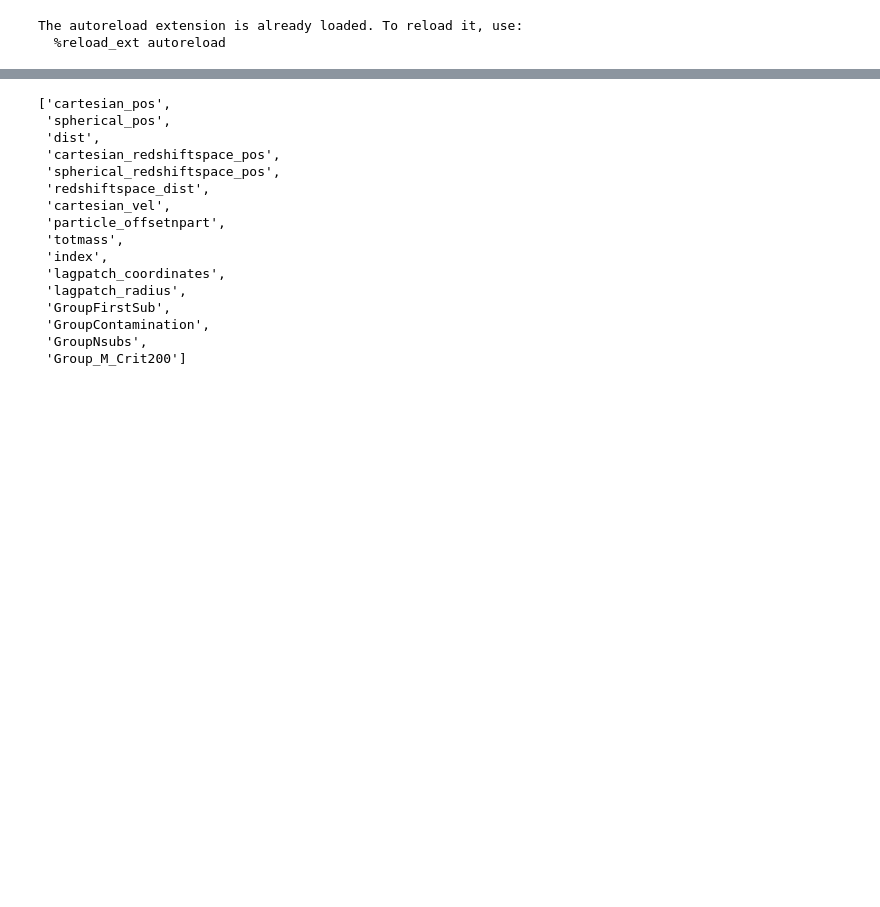
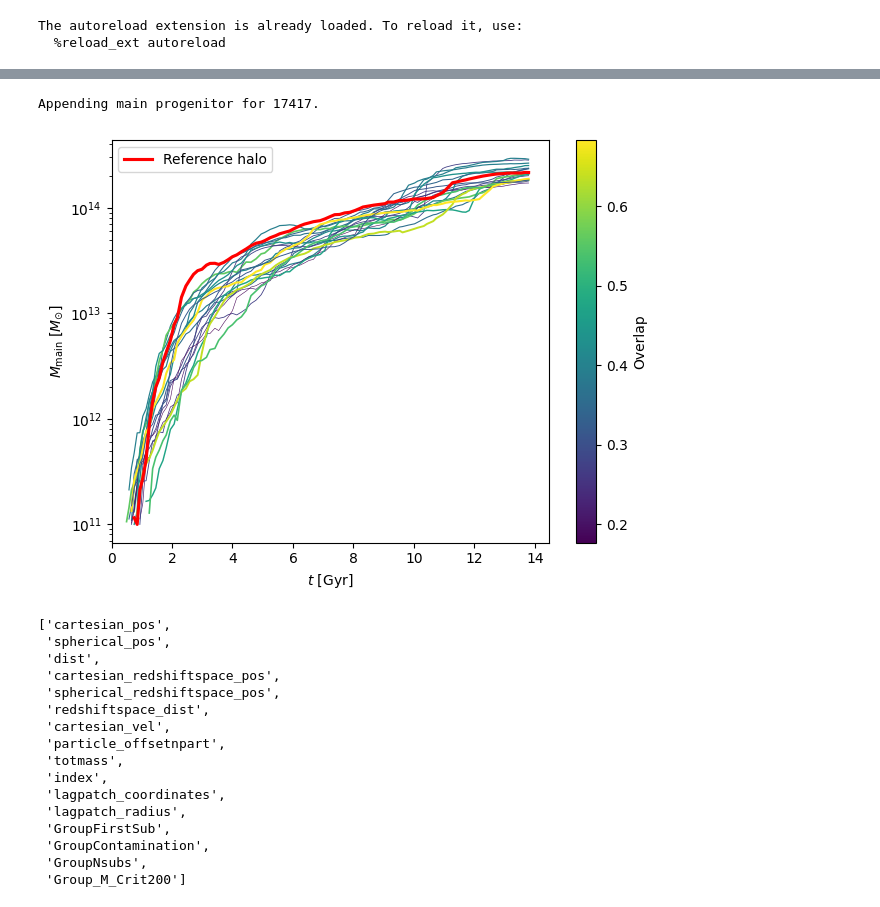
Before and after one commit to Richard-Sti/csiborgtools, a Jupyter notebook: notebooks/MAH/mah.ipynb, the cells around one changed output, grey strips where cells are left out. Saved outputs shown, nothing was run; the diff lists cells and outputs as text; code cells hidden in the pictures; blank space fills up the shorter version.

Commit message:
Add basic MAH plot

```diff
--- a/notebooks/MAH/mah.ipynb
+++ b/notebooks/MAH/mah.ipynb
@@ -80,0 +15,10 @@ plt.show()
+# %%
+nsim0 = 17417
+simname = "csiborg2_main"
+min_logmass = 12.25
+
+# NOTE: These can possibly be pickled to avoid doing this long process every
+# single time.
+
+cat0, catxs, merger_trees, overlaps = load_data(nsim0, simname, min_logmass)
+nsimxs = [cat.nsim for cat in catxs]
@@ -81,3 +28,51 @@ plt.show()
+# %%
+data = extract_main_progenitor_maxoverlap(100, overlaps, merger_trees)
+# %% [output]
+Appending main progenitor for 17417.
+# %%
+
+cmap = plt.cm.viridis
+
+x = np.asarray([data[nsimx]["Overlap"] for nsimx in nsimxs if nsimx in data])
+w = x - x.min()
+w /= w.max()
+
+norm = Normalize(vmin=x.min(), vmax=x.max())
+sm = ScalarMappable(cmap=cmap, norm=norm)
+sm.set_array(x)
+
+
+fig, ax = plt.subplots()
+lw = plt.rcParams["lines.linewidth"]
+d = data[nsim0]
+ax.plot(d["Age"], d["MainProgenitorMass"], color="red", lw=1.5*lw,
+        label="Reference halo", zorder=1)
+
+i = 0
+for nsimx in nsimxs:
+    try:
+        d = data[nsimx]
+    except KeyError:
+        continue
+
+    ax.plot(d["Age"], d["MainProgenitorMass"], color=cmap(norm(x[i])),
+            zorder=0, lw=lw * (x[i] / x.max()))
+
+    i += 1
+
+cbar = fig.colorbar(sm, ax=ax, orientation='vertical')
+cbar.set_label('Overlap')
+
+ax.legend()
+ax.set_yscale("log")
+ax.set_xlabel(r"$t ~ [\mathrm{Gyr}]$")
+ax.set_ylabel(r"$M_{\rm main} ~ [M_{\odot}]$")
+ax.set_xlim(0)
+plt.tight_layout()
+# plt.savefig("../../plots/example_mah.png")
+fig.show()
+# %% [output]
+[figure, added]
 # %%
 cat.keys()
 # %% [output]
```
Also changed, not shown: parts of 13 cells of this notebook, 1 other file.
